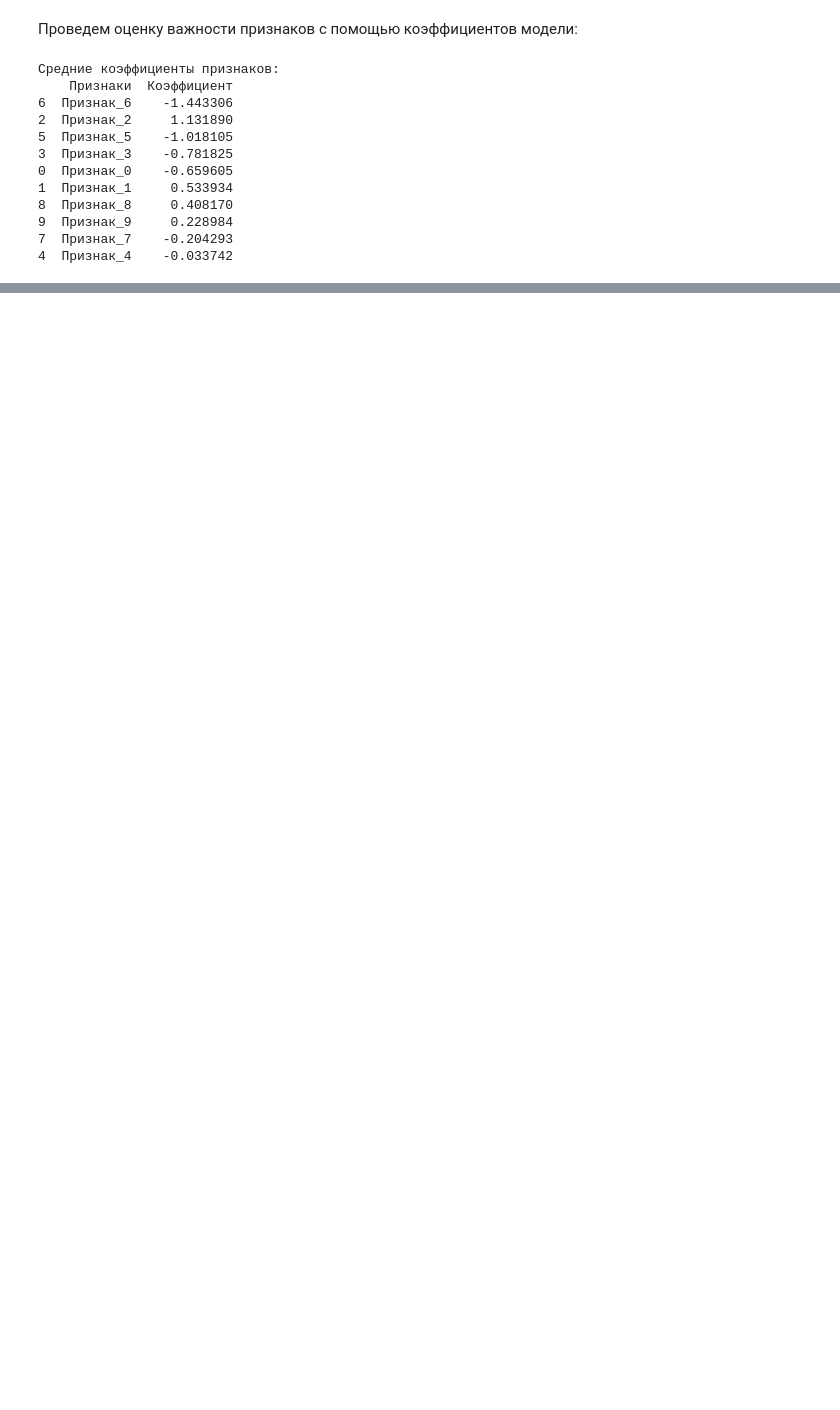
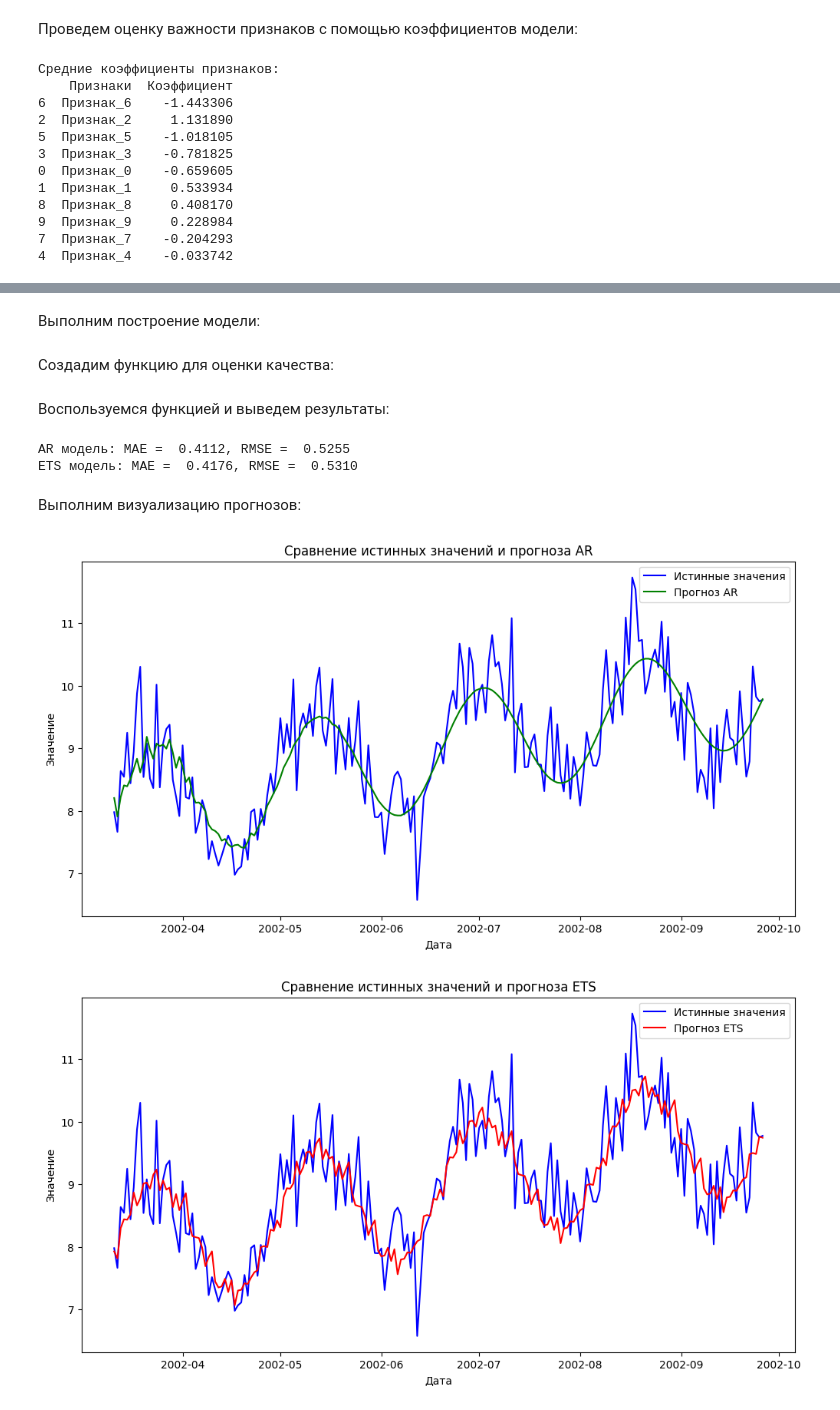
Before and after one commit to ArtemMusienko/Solving-interview-tasks, a Jupyter notebook: Решение_задач_для_собеседования.ipynb, the cells around one changed output, grey strips where cells are left out. Drawn from its saved outputs; the diff is of its cells as text; code cells hidden in the pictures; blank space fills up the shorter version.

```diff
--- a/Решение_задач_для_собеседования.ipynb
+++ b/Решение_задач_для_собеседования.ipynb
@@ -288,0 +363,12 @@ print(feature_importance.sort_values(by='Коэффициент', key=abs, ascen
+# %% [markdown]
+Выполним построение модели:
+# %%
+# Модель AR
+ar_model = AutoReg(train, lags=50).fit()
+ar_pred = ar_model.predict(start=len(train), end=len(train)+len(test)-1)
+
+# Модель ETS
+ets_model = ExponentialSmoothing(train, trend='add', seasonal='add', seasonal_periods=50).fit()
+ets_pred = ets_model.forecast(len(test))
+# %% [markdown]
+Создадим функцию для оценки качества:
@@ -288,0 +380,34 @@ print(feature_importance.sort_values(by='Коэффициент', key=abs, ascen
+# %% [markdown]
+Воспользуемся функцией и выведем результаты:
+# %%
+ar_mae, ar_rmse = evaluate_model(test, ar_pred)
+ets_mae, ets_rmse = evaluate_model(test, ets_pred)
+
+print(f'AR модель: MAE = {ar_mae: .4f}, RMSE = {ar_rmse: .4f}')
+print(f'ETS модель: MAE = {ets_mae: .4f}, RMSE = {ets_rmse: .4f}')
+# %% [output]
+AR модель: MAE =  0.4112, RMSE =  0.5255
+ETS модель: MAE =  0.4176, RMSE =  0.5310
+# %% [markdown]
+Выполним визуализацию прогнозов:
+# %%
+plt.figure(figsize=(12, 6))
+plt.plot(test, label='Истинные значения', color='blue')
+plt.plot(ar_pred, label='Прогноз AR', color='green', linestyle='-')
+plt.title('Сравнение истинных значений и прогноза AR')
+plt.xlabel('Дата')
+plt.ylabel('Значение')
+plt.legend()
+plt.show()
+
+plt.figure(figsize=(12, 6))
+plt.plot(test, label='Истинные значения', color='blue')
+plt.plot(ets_pred, label='Прогноз ETS', color='red', linestyle='-')
+plt.title('Сравнение истинных значений и прогноза ETS')
+plt.xlabel('Дата')
+plt.ylabel('Значение')
+plt.legend()
+plt.show()
+# %% [output]
+[figure, added]
+[figure, added]
```
Also changed, not shown: parts of 14 cells of this notebook.
